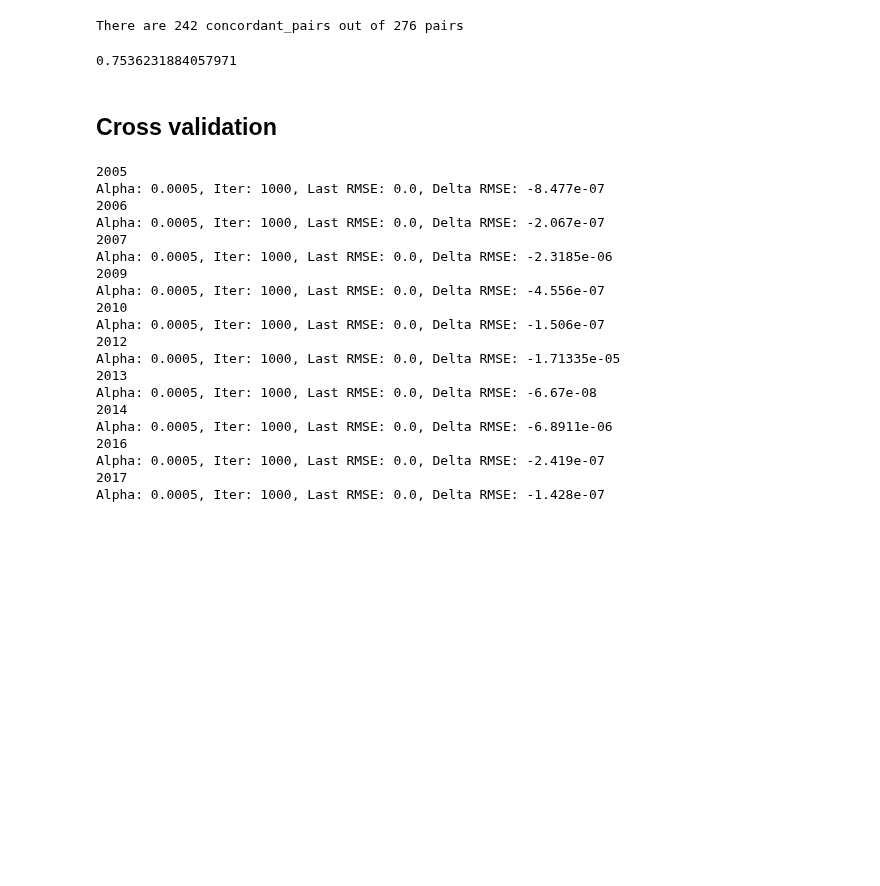
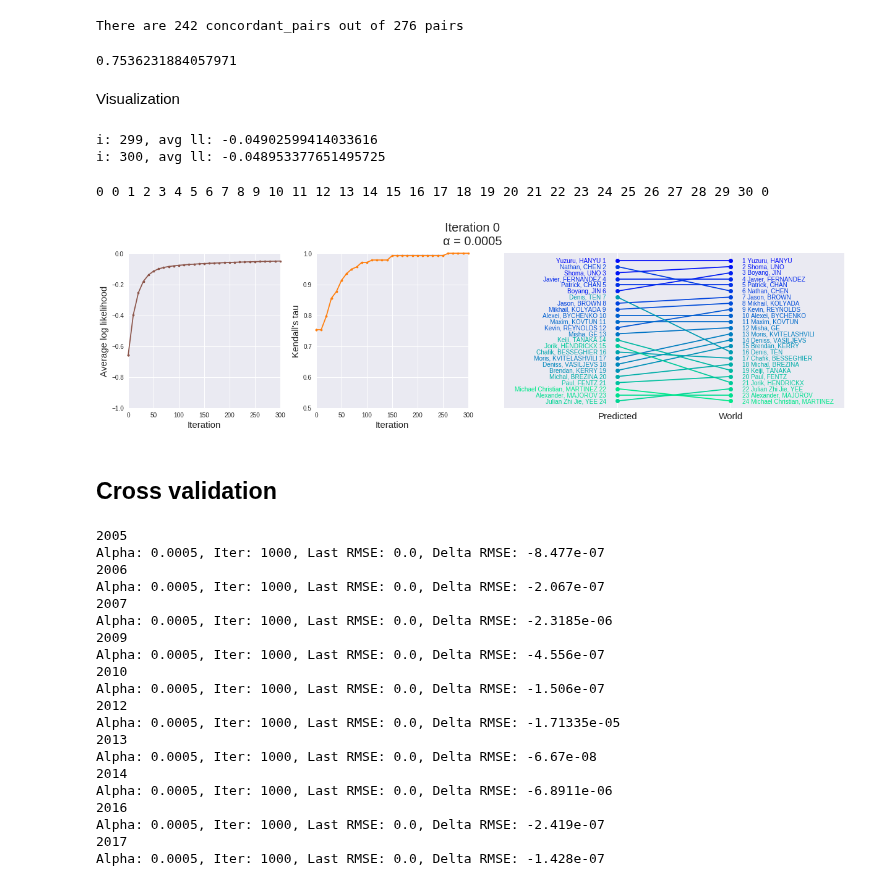
Before and after one commit to khanhnguyendata/skate_predict, a Jupyter notebook: analysis_part4.ipynb, the cells around one changed output. Cells and saved outputs as stored; diff of their text form; code cells hidden in the pictures; blank space fills up the shorter version.

Commit message:
Finish animation for logistic regression

```diff
--- a/analysis_part4.ipynb
+++ b/analysis_part4.ipynb
@@ -0,0 +39,3 @@
+# %%
+male_scores = pd.read_csv('scores/trimmed_male.csv')
+female_scores = pd.read_csv('scores/trimmed_female.csv')
@@ -1,3 +63,5 @@
+# %%
+season_scores, world_scores = get_yearly_scores(2017, season_train, world_train)
 # %% [markdown]
 # Combine latent scores using logistic regression
 # %%
@@ -163,6 +224,68 @@ calculate_kendall_tau(predicted_ranking, world_ranking)
 # %% [output]
 There are 242 concordant_pairs out of 276 pairs
 0.7536231884057971
+# %% [markdown]
+Visualization
+# %%
+predicted_rankings = []
+taus = []
+lls = []
+iter_log = []
+
+for i, beta, ll in log_gradient_ascent(X, n_iter=301, log_ll=True):
+    y_pred = (X @ beta) > 0
+    predicted_ranking = convert_to_ranking(y_pred, world_ranking)
+    tau = calculate_kendall_tau(predicted_ranking, world_ranking, verbose=False)
+    iter_log.append(i)
+    lls.append(ll)
+    predicted_rankings.append(predicted_ranking)
+    taus.append(tau)
+# %% [output]
+i: 299, avg ll: -0.04902599414033616
+i: 300, avg ll: -0.048953377651495725
+# %%
+def update(i, fig, ax1, ax2, ax3, verbose=False):
+    if verbose:
+        print(i, end=' ')
+    fig.suptitle(f'Iteration {iter_log[i]}\nα = 0.0005', x=0.5, y=0.85, va='bottom', ha='center', fontsize=20)
+
+    if i == 0:
+        ax1.plot(iter_log[i], lls[i], '.', color='tab:brown', clip_on=False)
+        ax2.plot(iter_log[i], taus[i], '.', color='tab:orange', clip_on=False)
+    if i >= 1:
+        ax1.plot(iter_log[i-1:i+1], lls[i-1:i+1], '.-', color='tab:brown', clip_on=False)
+        ax2.plot(iter_log[i-1:i+1], taus[i-1:i+1], '.-', color='tab:orange', clip_on=False)
+
+    ax3.lines = []
+    ax3.texts = []
+    plot_multiple_rankings(fig, ax3, [predicted_rankings[i], world_ranking], ['Predicted', 'World'], xfontsize=15)
+# %%
+# Set up figure grid
+fig = plt.figure(figsize=(17, 5))
+grid = plt.GridSpec(6, 4)
+
+ax1 = fig.add_subplot(grid[1:, 0])
+ax1.set_xlim(0, iter_log[-1])
+ax1.set_ylim(-1, 0)
+ax1.set_yticks(np.arange(-1, 0.01, 0.2))
+ax1.set_xlabel('Iteration', fontsize=15)
+ax1.set_ylabel('Average log likelihood', fontsize=15)
+
+ax2 = fig.add_subplot(grid[1:, 1])
+ax2.set_xlim(0, iter_log[-1])
+ax2.set_ylim(0.5, 1)
+ax2.set_xlabel('Iteration', fontsize=15)
+ax2.set_ylabel("Kendall's tau", fontsize=15)
+
+ax3 = fig.add_subplot(grid[1:, 2:])
+
+anim = FuncAnimation(fig, lambda i: update(i, fig, ax1, ax2, ax3, verbose=True),
+                     frames=len(iter_log), interval=500)
+
+anim.save('viz/log_anim.gif', writer='imagemagick')
+# %% [output]
+0 0 1 2 3 4 5 6 7 8 9 10 11 12 13 14 15 16 17 18 19 20 21 22 23 24 25 26 27 28 29 30 0
+[figure, added]
 # %% [markdown]
 ## Cross validation
 # %%
```
Also changed, not shown: parts of 9 cells of this notebook, 2 other files.
